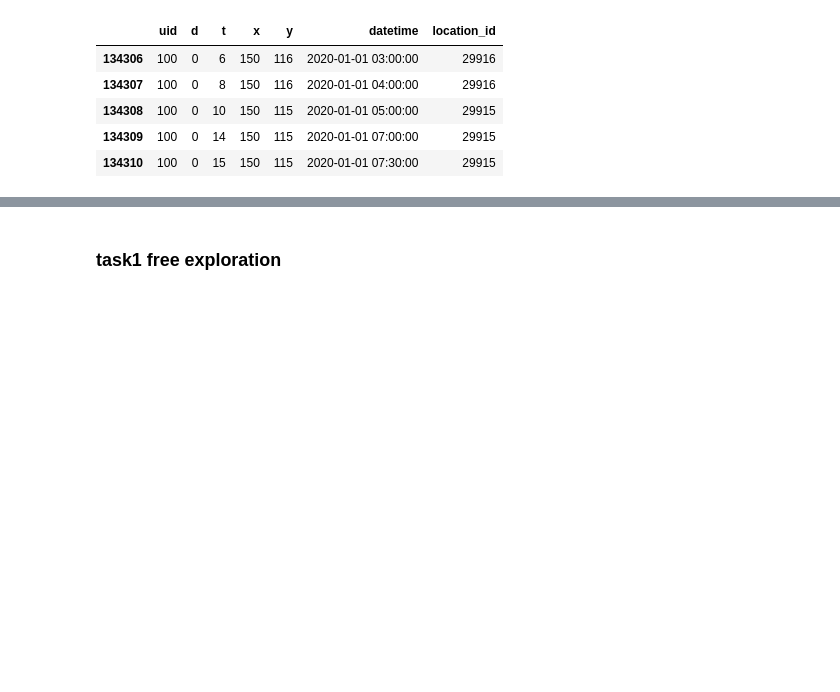
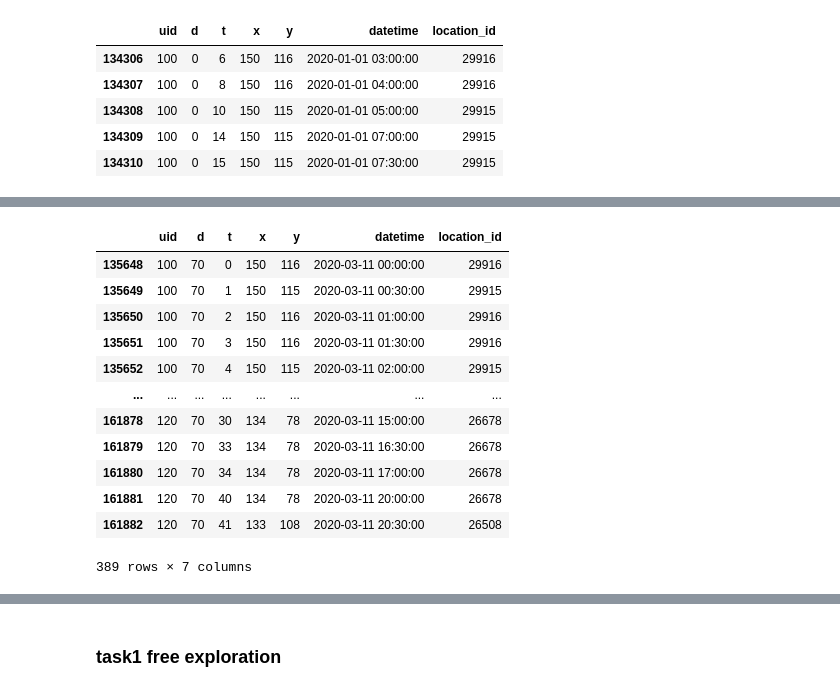
Before and after one commit to rongboxu/tft_tf2, a Jupyter notebook: data_analysis.ipynb, the cells around one changed output, grey strips where cells are left out. Cells and saved outputs as stored; diff of their text form; code cells hidden in the pictures; blank space fills up the shorter version.

```diff
--- a/data_analysis.ipynb
+++ b/data_analysis.ipynb
@@ -92,0 +128,18 @@ sample_df.to_csv(output_file_path, index=False)
+# %%
+rows_with_d_70 = output[output["d"] == 70]
+# %%
+rows_with_d_70
+# %% [output]
+|  | uid | d | t | x | y | datetime | location_id |
+| 135648 | 100 | 70 | 0 | 150 | 116 | 2020-03-11 00:00:00 | 29916 |
+| 135649 | 100 | 70 | 1 | 150 | 115 | 2020-03-11 00:30:00 | 29915 |
+| 135650 | 100 | 70 | 2 | 150 | 116 | 2020-03-11 01:00:00 | 29916 |
+| 135651 | 100 | 70 | 3 | 150 | 116 | 2020-03-11 01:30:00 | 29916 |
+| 135652 | 100 | 70 | 4 | 150 | 115 | 2020-03-11 02:00:00 | 29915 |
+| ... | ... | ... | ... | ... | ... | ... | ... |
+| 161878 | 120 | 70 | 30 | 134 | 78 | 2020-03-11 15:00:00 | 26678 |
+| 161879 | 120 | 70 | 33 | 134 | 78 | 2020-03-11 16:30:00 | 26678 |
+| 161880 | 120 | 70 | 34 | 134 | 78 | 2020-03-11 17:00:00 | 26678 |
+| 161881 | 120 | 70 | 40 | 134 | 78 | 2020-03-11 20:00:00 | 26678 |
+| 161882 | 120 | 70 | 41 | 133 | 108 | 2020-03-11 20:30:00 | 26508 |
+389 rows × 7 columns
```
Also changed, not shown: parts of 9 cells of this notebook, 3 other files.
